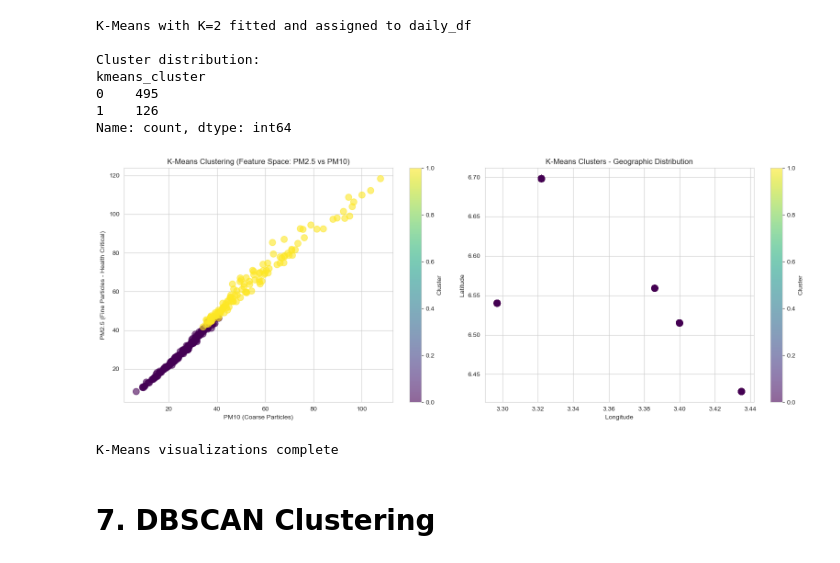
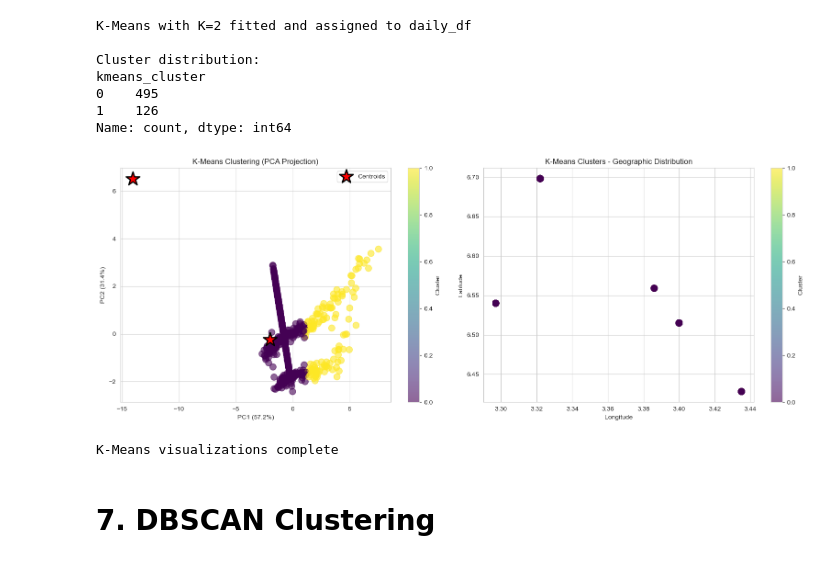
Before and after one commit to DavidFayemi/lagos-2024-air-quality-clustering-with-unsupervised-ml, a Jupyter notebook: Lagos(2024) Air quality clustering using unsupervised machine learning.ipynb, the cells around one changed output. Drawn from its saved outputs; the diff is of its cells as text; code cells hidden in the pictures.

```diff
--- a/Lagos(2024) Air quality clustering using unsupervised machine learning.ipynb
+++ b/Lagos(2024) Air quality clustering using unsupervised machine learning.ipynb
@@ -8,6 +8,15 @@ This notebook analyzes 2024 air quality sensor data from Lagos, Nigeria using th
 - **Hierarchical Clustering**: Agglomerative approach
 
 The data is transformed from long format (with value_type column) to wide format (individual columns for each measurement type), then analyzed to identify air quality patterns and pollution hotspots across Lagos.
+# %%
+
+# PARAMETERS (Papermill injects values here at runtime)
+# Tag this cell as "parameters" in Jupyter:
+
+# overridden by run_pipeline.py
+MONTH_LABEL = ""
+DATA_PATH   = ""
+RESULTS_PATH = ""
 # %% [markdown]
 # 1. Initialization & Setup
 # %%
@@ -316,9 +295,6 @@ agg_features = ['PM1', 'PM2_5', 'PM10', 'PM_total', 'fine_ratio', 'coarse_ratio'
 # Group by sensor, location, coordinates, and date - take daily mean
 daily_df = wide_df.groupby(['sensor_id', 'location', 'lat', 'lon', 'date'])[agg_features].mean().reset_index()
 
-# Extract month from date for temporal analysis
-daily_df['month'] = pd.to_datetime(daily_df['date']).dt.month
-
 print(f"After daily aggregation: {daily_df.shape}")
 print(f"\nDaily data sample:")
 print(daily_df.head(10))
@@ -400,11 +375,14 @@ Scaled data statistics:
 Mean: [ 0.  0. -0. -0.  0.  0.]
 Std:  [1. 1. 1. 1. 1. 1.]
 # %%
-# No further dimensionality reduction needed
-# 6 features are manageable; we'll visualize using feature pairs directly
-print(f"Feature matrix shape: {X_scaled.shape}")
-print(f"Features used for clustering: {cluster_features}")
-print(f"\nScaled data statistics:")
-print(f"Mean: {X_scaled.mean(axis=0).round(3)}")
-print(f"Std:  {X_scaled.std(axis=0).round(3)}")
+# Reduce dimensionality for visualization
+pca = PCA(n_components=2, random_state=42)
+X_pca = pca.fit_transform(X_scaled)
+
+print(f"PCA 2D projection shape: {X_pca.shape}")
+print(f"Explained variance ratio: {pca.explained_variance_ratio_}")
+print(f"Cumulative explained variance: {pca.explained_variance_ratio_.sum():.2%}")
+print(f"\nPCA loadings (first 3 features):")
+for i, feature in enumerate(cluster_features):
+    print(f"  {feature:20s}: PC1={pca.components_[0][i]:6.3f}, PC2={pca.components_[1][i]:6.3f}")
 # %% [output]
@@ -497,29 +480,33 @@ Name: count, dtype: int64
 # %%
 # Visualize K-Means results
 fig, axes = plt.subplots(1, 2, figsize=(16, 6))
 
-# Feature space: PM2.5 vs PM10 (key health metrics)
-scatter1 = axes[0].scatter(daily_df['PM10'], daily_df['PM2_5'], c=daily_df['kmeans_cluster'],
+# PCA projection
+scatter1 = axes[0].scatter(X_pca[:, 0], X_pca[:, 1], c=daily_df['kmeans_cluster'],
                            cmap='viridis', alpha=0.6, s=100)
-axes[0].set_xlabel('PM10 (Coarse Particles)')
-axes[0].set_ylabel('PM2.5 (Fine Particles - Health Critical)')
-axes[0].set_title('K-Means Clustering (Feature Space: PM2.5 vs PM10)')
+axes[0].scatter(pca.transform(scaler.transform(kmeans.cluster_centers_))[:, 0],
+               pca.transform(scaler.transform(kmeans.cluster_centers_))[:, 1],
+               c='red', marker='*', s=500, edgecolors='black', linewidths=2, label='Centroids')
+axes[0].set_xlabel(f'PC1 ({pca.explained_variance_ratio_[0]:.1%})')
+axes[0].set_ylabel(f'PC2 ({pca.explained_variance_ratio_[1]:.1%})')
+axes[0].set_title('K-Means Clustering (PCA Projection)')
+axes[0].legend()
 plt.colorbar(scatter1, ax=axes[0], label='Cluster')
 
 # Geographic distribution
 scatter2 = axes[1].scatter(daily_df['lon'], daily_df['lat'], c=daily_df['kmeans_cluster'],
                            cmap='viridis', alpha=0.6, s=100)
 axes[1].set_xlabel('Longitude')
 axes[1].set_ylabel('Latitude')
 axes[1].set_title('K-Means Clusters - Geographic Distribution')
 plt.colorbar(scatter2, ax=axes[1], label='Cluster')
 
 plt.tight_layout()
 plt.show()
 
 print("K-Means visualizations complete")
 # %% [output]
-[figure, old version]
+[figure, new version]
 K-Means visualizations complete
 # %% [markdown]
 # 7. DBSCAN Clustering
```
Also changed, not shown: parts of 12 cells of this notebook, 4 other files.
